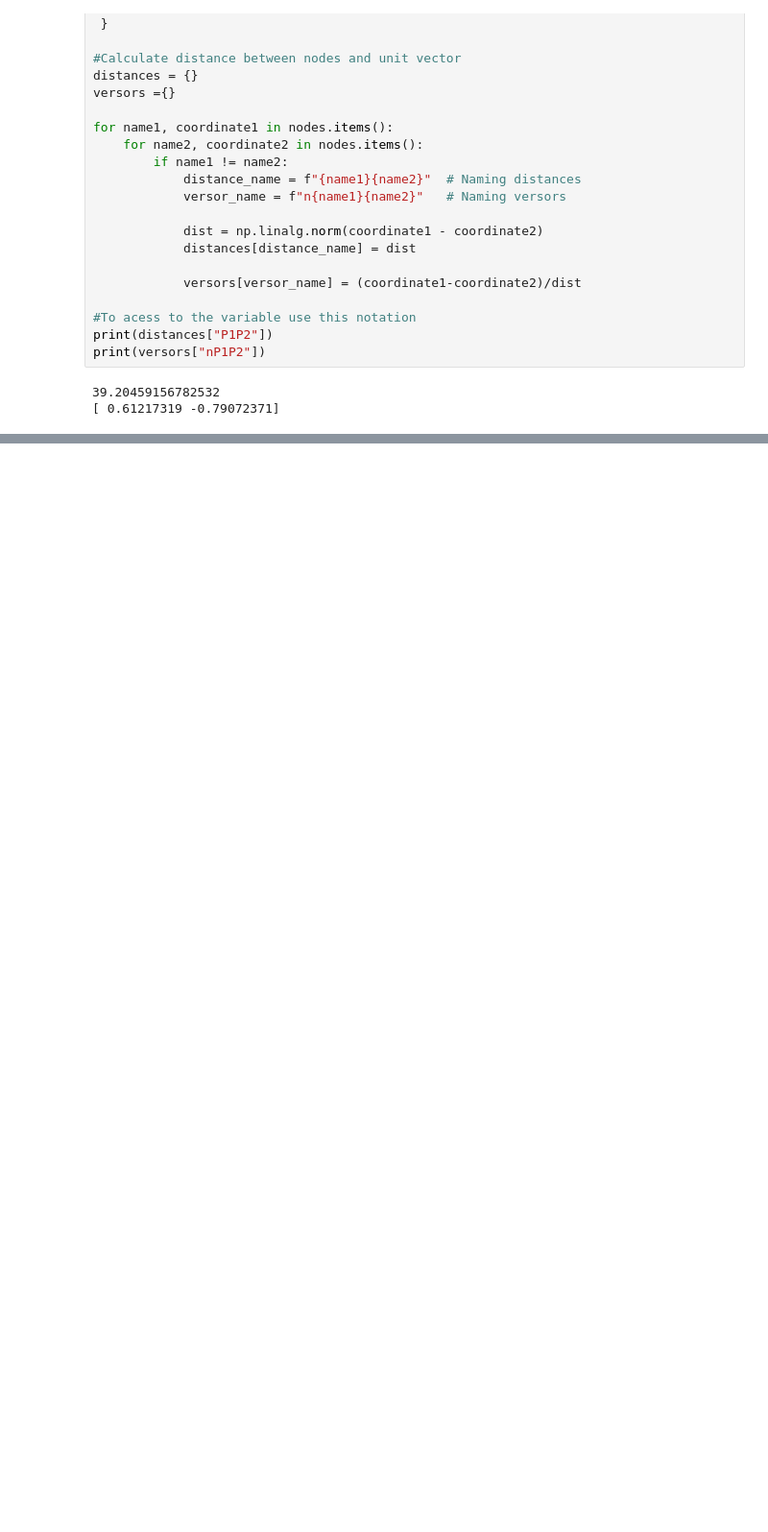
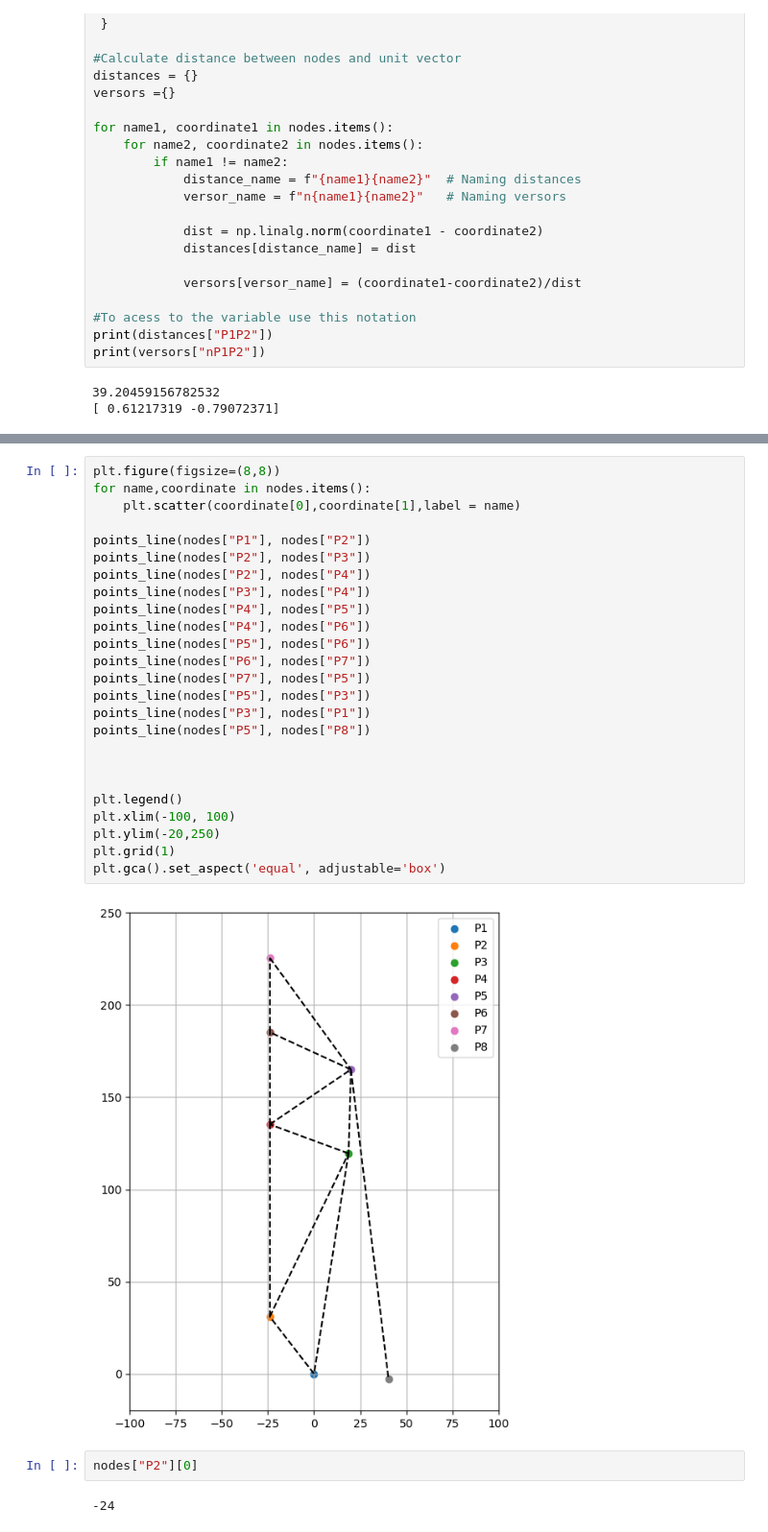
Before and after one commit to IvancO00/Brake_Pedal_FEMProject, a Jupyter notebook: TrussModelHandCalculation/TrussElemetn.ipynb, the cells around one changed output, grey strips where cells are left out. Shown: that part at 96% size. Drawn from its saved outputs; the diff is of its cells as text; blank space fills up the shorter version.

```diff
--- a/TrussModelHandCalculation/TrussElemetn.ipynb
+++ b/TrussModelHandCalculation/TrussElemetn.ipynb
@@ -47,0 +54,31 @@ Error:
+# %%
+plt.figure(figsize=(8,8))
+for name,coordinate in nodes.items():
+    plt.scatter(coordinate[0],coordinate[1],label = name)
+
+points_line(nodes["P1"], nodes["P2"])
+points_line(nodes["P2"], nodes["P3"])
+points_line(nodes["P2"], nodes["P4"])
+points_line(nodes["P3"], nodes["P4"])
+points_line(nodes["P4"], nodes["P5"])
+points_line(nodes["P4"], nodes["P6"])
+points_line(nodes["P5"], nodes["P6"])
+points_line(nodes["P6"], nodes["P7"])
+points_line(nodes["P7"], nodes["P5"])
+points_line(nodes["P5"], nodes["P3"])
+points_line(nodes["P3"], nodes["P1"])
+points_line(nodes["P5"], nodes["P8"])
+
+
+
+plt.legend()
+plt.xlim(-100, 100)
+plt.ylim(-20,250)
+plt.grid(1)
+plt.gca().set_aspect('equal', adjustable='box')
+# %% [output]
+[figure, added]
+# %%
+nodes["P2"][0]
+# %% [output]
+-24
```
Also changed, not shown: parts of 5 cells of this notebook.
